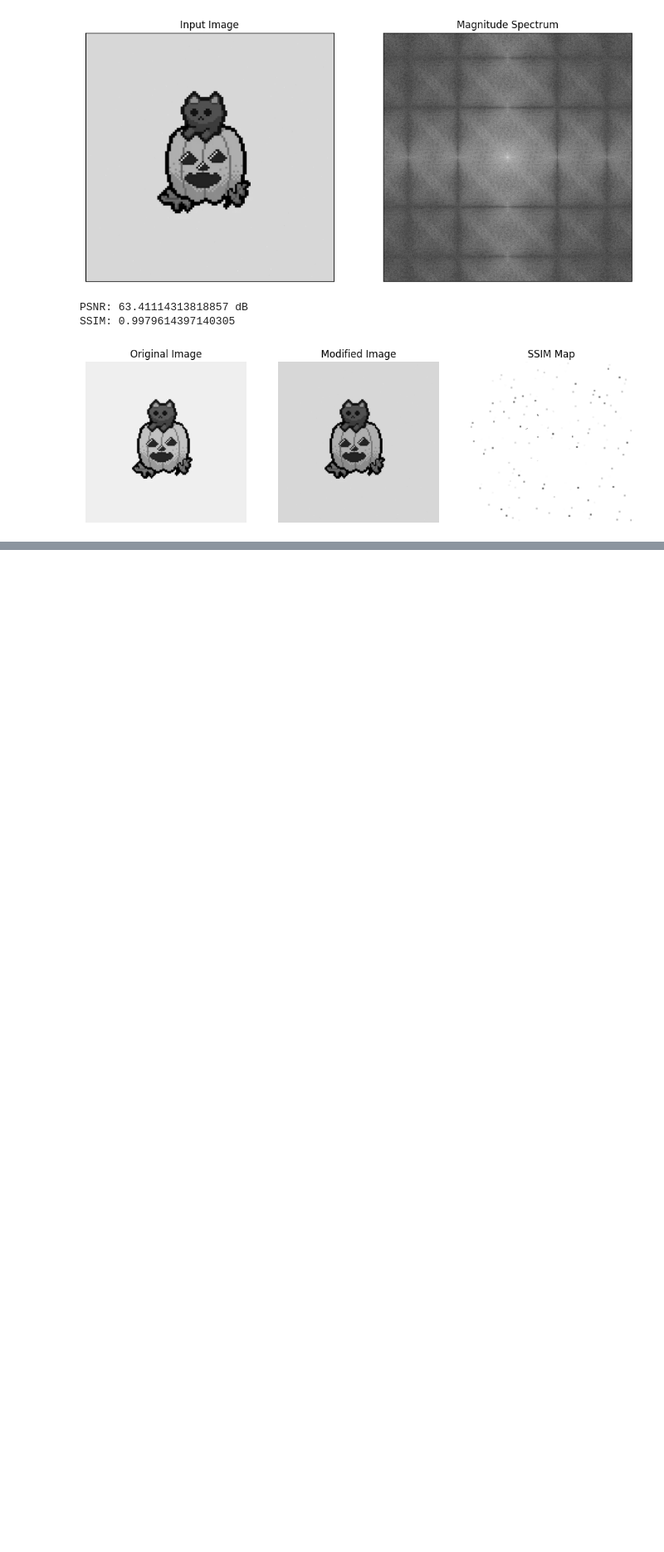
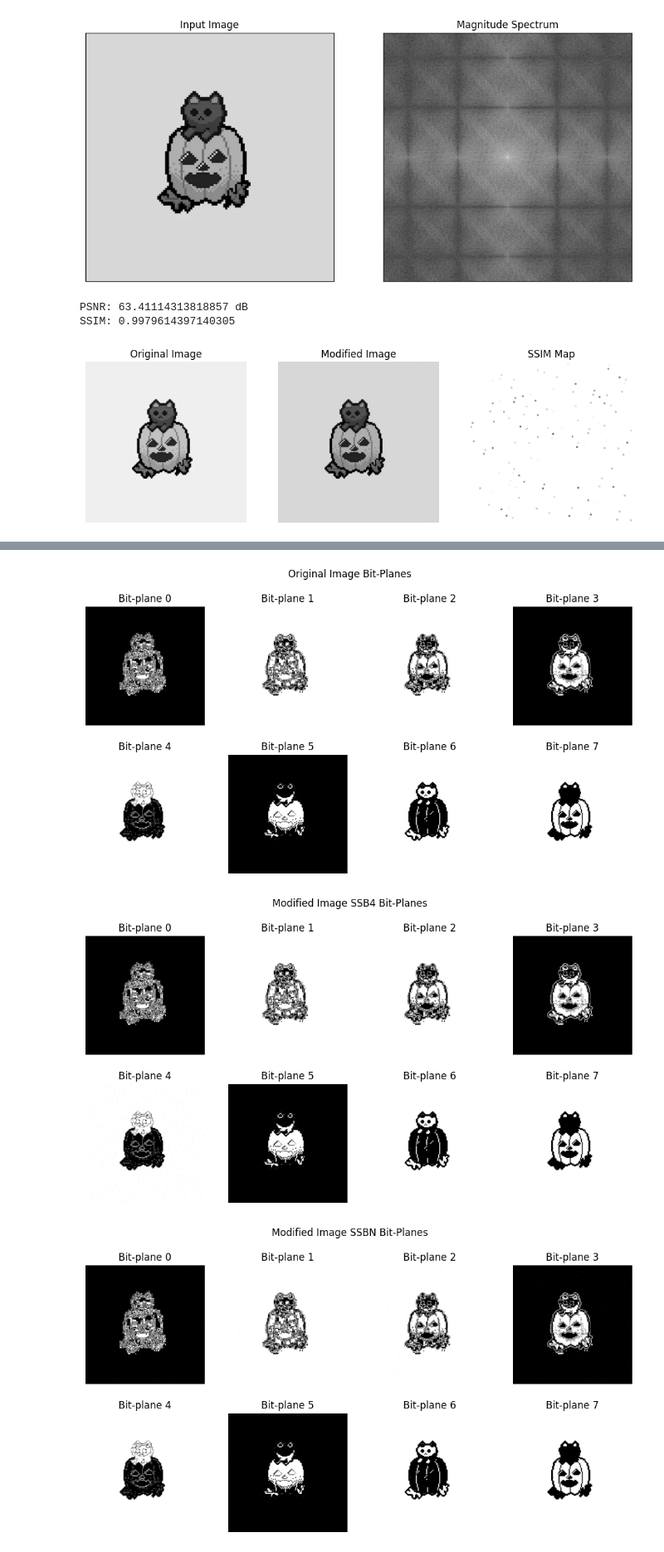
Before and after one commit to LucasHenrique-dev/esteganografia-PDI, a Jupyter notebook: SSB/Projeto_PDI.ipynb, the cells around one changed output, grey strips where cells are left out. Shown at 83% size. Saved outputs shown, nothing was run; the diff lists cells and outputs as text; code cells hidden in the pictures; blank space fills up the shorter version.

```diff
--- a/SSB/Projeto_PDI.ipynb
+++ b/SSB/Projeto_PDI.ipynb
@@ -502,0 +527,39 @@ SSIM: 0.9979614397140305
+# %%
+def bit_plane_slicing(image_path):
+    image = Image.open(image_path).convert('L')  # Convert to grayscale
+    pixels = np.array(image)
+
+    bit_planes = []
+    for bit in range(8):  # 8 bit-planes for an 8-bit grayscale image
+        bit_plane = (pixels >> bit) & 1  # Extract the bit-plane
+        bit_planes.append(bit_plane * 255)  # Scale to 0-255 for visualization
+
+    return bit_planes
+
+def plot_bit_planes(bit_planes, image_title):
+    fig, axes = plt.subplots(2, 4, figsize=(12, 6))
+    fig.suptitle(image_title)
+    for i, ax in enumerate(axes.flatten()):
+        ax.imshow(bit_planes[i], cmap='gray')
+        ax.set_title(f'Bit-plane {i}')
+        ax.axis('off')
+    plt.show()
+# %%
+original_image_path = '/content/test_test.png'
+modified_image_path = '/content/modified_test_test.png'
+modified_image_path_ssbn = '/content/modified_ssbntest_test.png'
+
+# Bit-plane slicing for original image
+original_bit_planes = bit_plane_slicing(original_image_path)
+plot_bit_planes(original_bit_planes, 'Original Image Bit-Planes')
+
+# Bit-plane slicing for modified image
+modified_bit_planes = bit_plane_slicing(modified_image_path)
+plot_bit_planes(modified_bit_planes, 'Modified Image SSB4 Bit-Planes')
+
+modified_bit_planes_ssbn = bit_plane_slicing(modified_image_path_ssbn)
+plot_bit_planes(modified_bit_planes_ssbn, 'Modified Image SSBN Bit-Planes')
+# %% [output]
+[figure, added]
+[figure, added]
+[figure, added]
```
Also changed, not shown: parts of 8 cells of this notebook.
